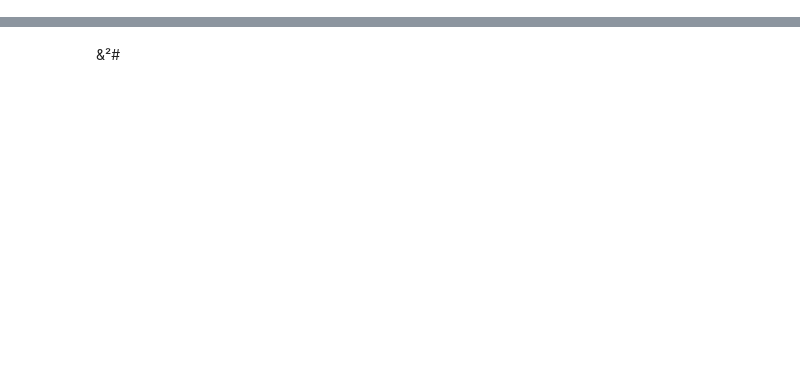
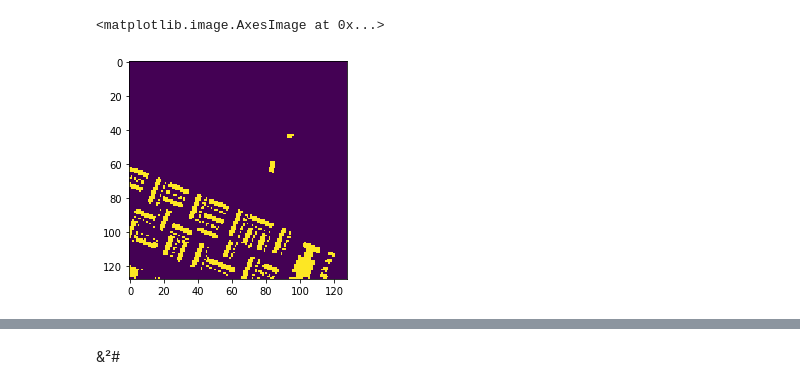
Before and after one commit to Amiel-Kurtis/spacenet6, a Jupyter notebook: baseline_model.ipynb, the cells around one changed output, grey strips where cells are left out. Cells and saved outputs as stored; diff of their text form; code cells hidden in the pictures; blank space fills up the shorter version.

```diff
--- a/baseline_model.ipynb
+++ b/baseline_model.ipynb
@@ -66,2 +154,7 @@ KeyboardInterrupt:
+# %%
+plt.imshow(images[1][0,...,0])
+# %% [output]
+<matplotlib.image.AxesImage at 0x...>
+[figure, added]
 # %%
 !ls -lth models
```
Also changed, not shown: parts of 33 cells of this notebook, 1 other file.
